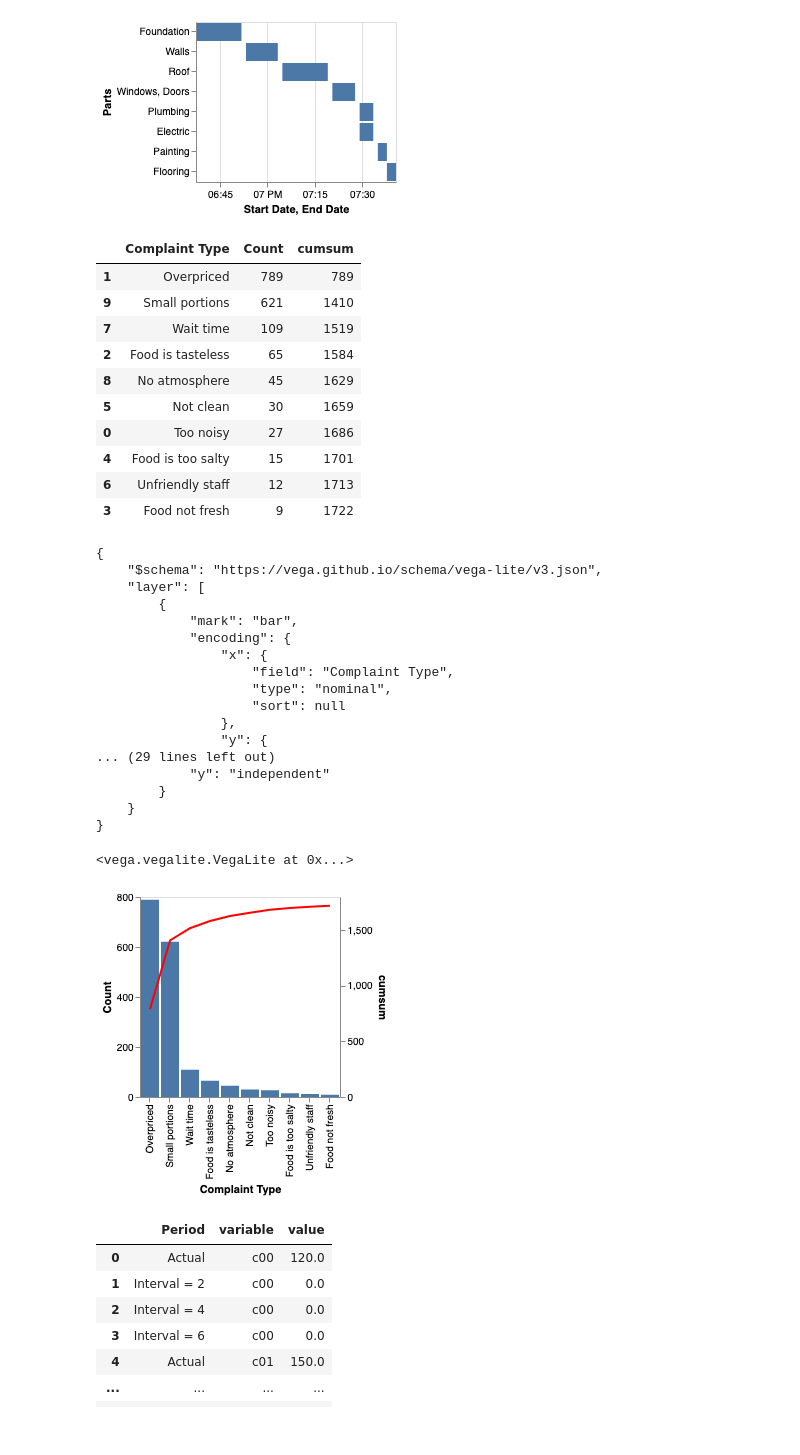
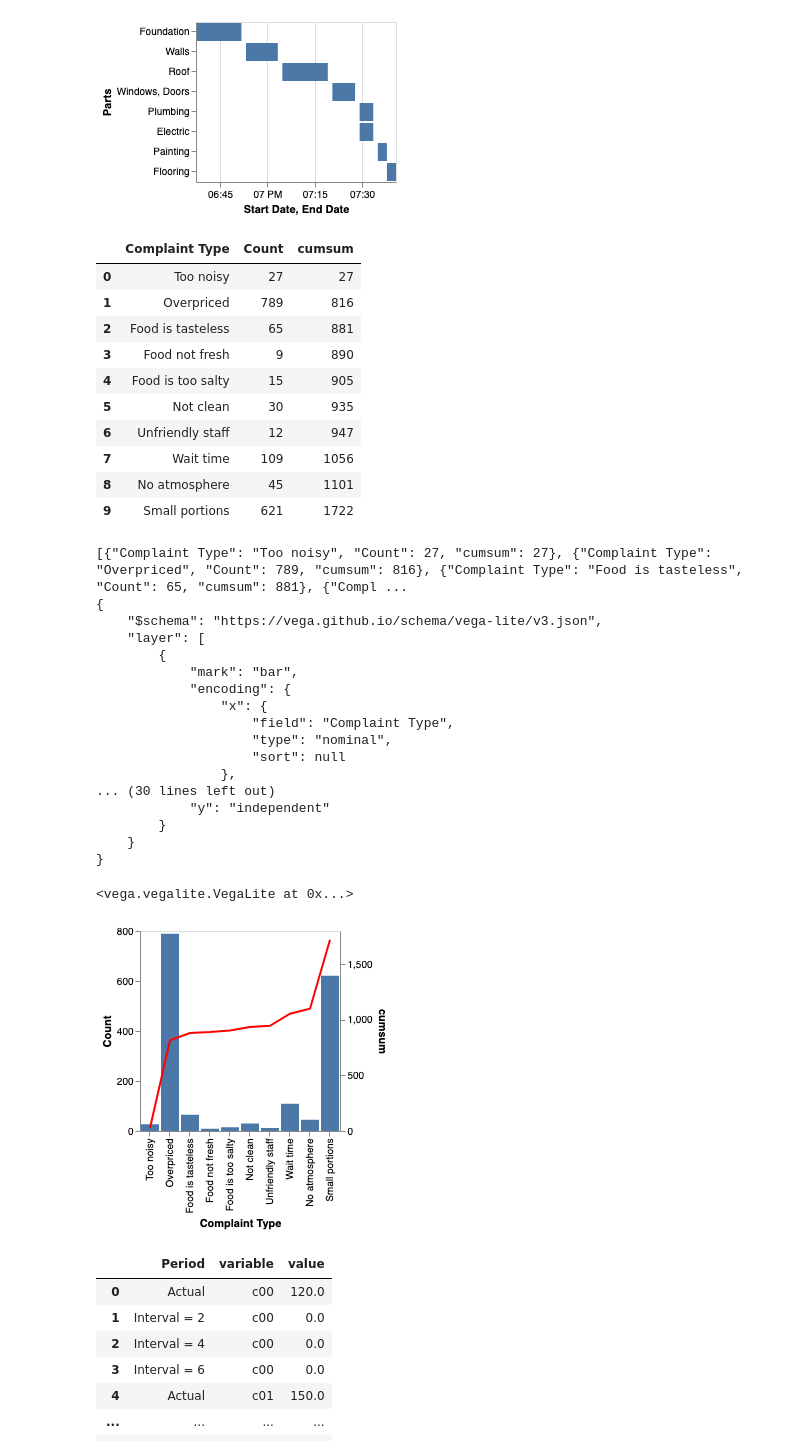
Before and after one commit to Mestway/falx, a Jupyter notebook: falx/data_prep.ipynb, the cells around one changed output. Saved outputs shown, nothing was run; the diff lists cells and outputs as text; code cells hidden in the pictures.

```diff
--- a/falx/data_prep.ipynb
+++ b/falx/data_prep.ipynb
@@ -1243,11 +1243,11 @@ VegaLite(spec, df24)
 # %%
 df25 = load_input_table("025.json")
 
-df25 = df25.sort_values(by='Count', ascending=False)
+#df25 = df25.sort_values(by='Count', ascending=False)
 df25["cumsum"] = df25["Count"].cumsum()
 
 display(df25)
-#print(json.dumps(df25.to_dict(orient="records")))
+print(json.dumps(df25.to_dict(orient="records")))
 
 spec = {
     "$schema": "https://vega.github.io/schema/vega-lite/v3.json",
@@ -1262,46 +1262,46 @@ spec = {
         "encoding": {
             "x": { "field": "Complaint Type", "type": "nominal", "sort": None},
             "y": { "field": "cumsum", "type": "quantitative"},
             "order": { "field": "id", "type": "ordinal"}
         }
     }],
   "resolve": {"scale": {"y": "independent"}}
 }
 
 print(json.dumps(spec, indent=4))
 
 VegaLite(spec, df25)
 # %% [output]
 |  | Complaint Type | Count | cumsum |
-| 1 | Overpriced | 789 | 789 |
-| 9 | Small portions | 621 | 1410 |
-| 7 | Wait time | 109 | 1519 |
-| 2 | Food is tasteless | 65 | 1584 |
-| 8 | No atmosphere | 45 | 1629 |
-| 5 | Not clean | 30 | 1659 |
-| 0 | Too noisy | 27 | 1686 |
-| 4 | Food is too salty | 15 | 1701 |
-| 6 | Unfriendly staff | 12 | 1713 |
-| 3 | Food not fresh | 9 | 1722 |
+| 0 | Too noisy | 27 | 27 |
+| 1 | Overpriced | 789 | 816 |
+| 2 | Food is tasteless | 65 | 881 |
+| 3 | Food not fresh | 9 | 890 |
+| 4 | Food is too salty | 15 | 905 |
+| 5 | Not clean | 30 | 935 |
+| 6 | Unfriendly staff | 12 | 947 |
+| 7 | Wait time | 109 | 1056 |
+| 8 | No atmosphere | 45 | 1101 |
+| 9 | Small portions | 621 | 1722 |
+[{"Complaint Type": "Too noisy", "Count": 27, "cumsum": 27}, {"Complaint Type": "Overpriced", "Count": 789, "cumsum": 816}, {"Complaint Type": "Food is tasteless", "Count": 65, "cumsum": 881}, {"Compl ...
 {
     "$schema": "https://vega.github.io/schema/vega-lite/v3.json",
     "layer": [
         {
             "mark": "bar",
             "encoding": {
                 "x": {
                     "field": "Complaint Type",
                     "type": "nominal",
                     "sort": null
                 },
-                "y": {
-... (29 lines left out)
+... (30 lines left out)
             "y": "independent"
         }
     }
 }
 <vega.vegalite.VegaLite at 0x...>
-[figure, old version]
+[figure, new version]
 # %%
 df27 = load_input_table("027.json")
 
```
Also changed, not shown: 2 other files.
